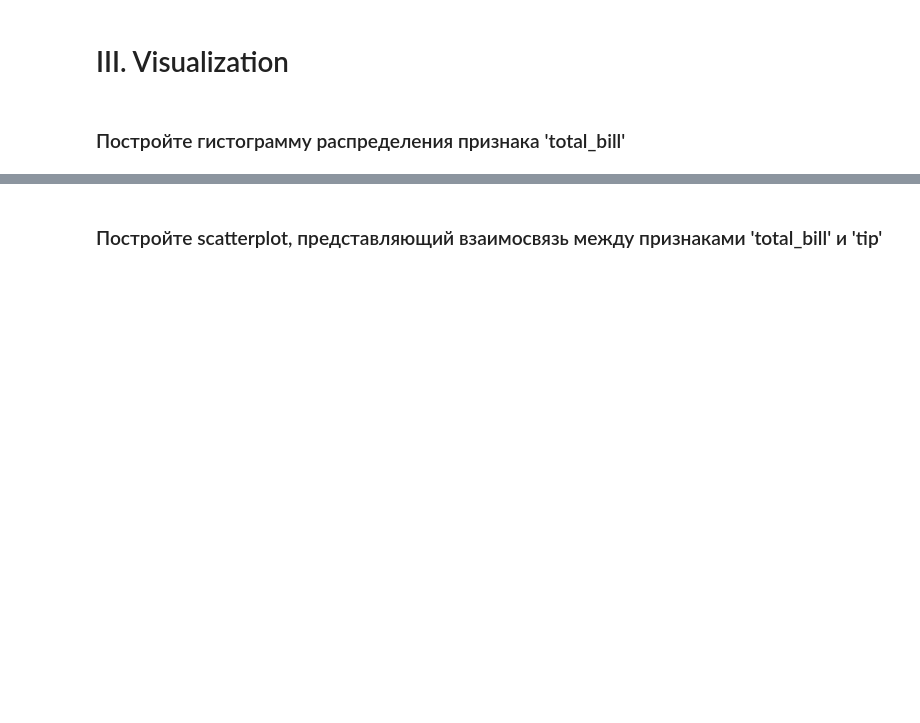
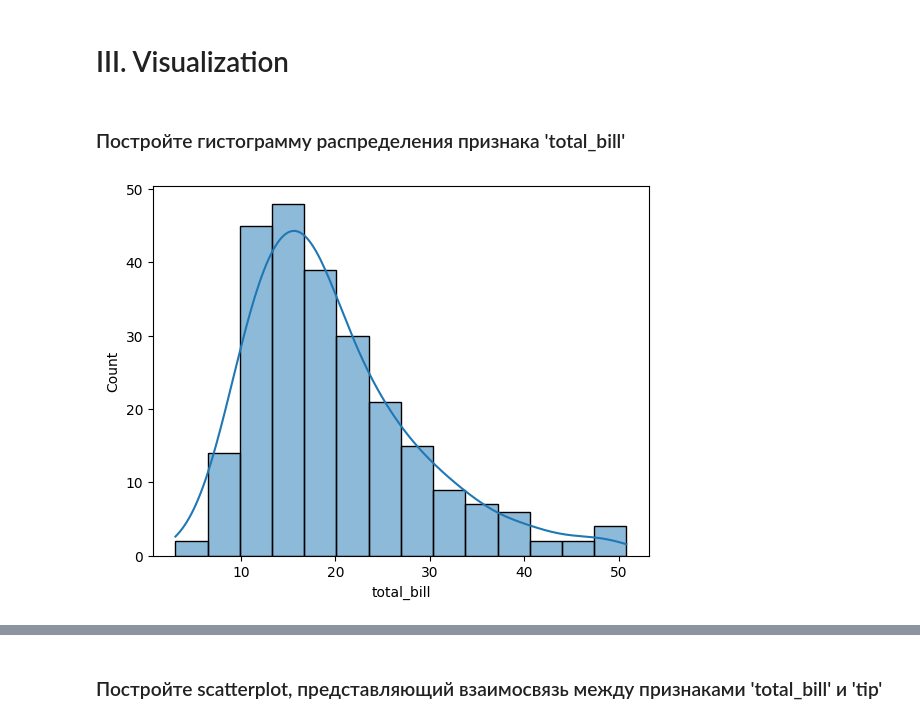
Before and after one commit to rozadoesn-stack/ML-Basic, a Jupyter notebook: homework_07/homework_07.ipynb, the cells around one changed output, grey strips where cells are left out. Drawn from its saved outputs; the diff is of its cells as text; code cells hidden in the pictures; blank space fills up the shorter version.

```diff
--- a/homework_07/homework_07.ipynb
+++ b/homework_07/homework_07.ipynb
@@ -205,0 +241,3 @@ print (max_value)
+# %%
+tips['smoker']=tips['smoker'].replace({'No':0, 'Yes':1})
+print (tips.smoker)
@@ -211,0 +262,7 @@ print (max_value)
+# %%
+sns.histplot(data=tips, x='total_bill', kde=True)
+fig = px.histogram(tips, x="total_bill")
+plt.show()
+fig.show()
+# %% [output]
+[figure, added]
```
Also changed, not shown: parts of 13 cells of this notebook.
